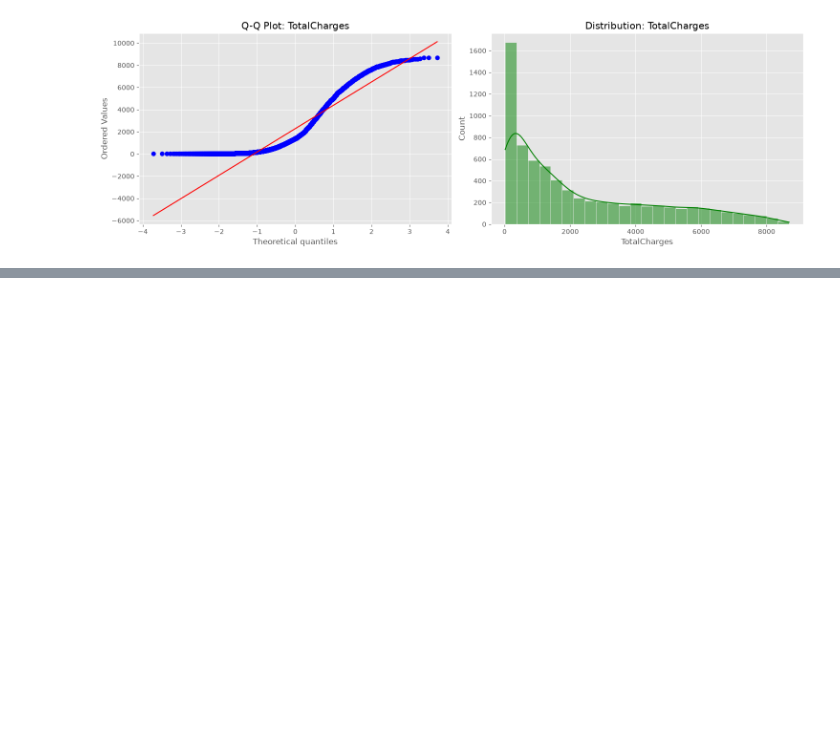
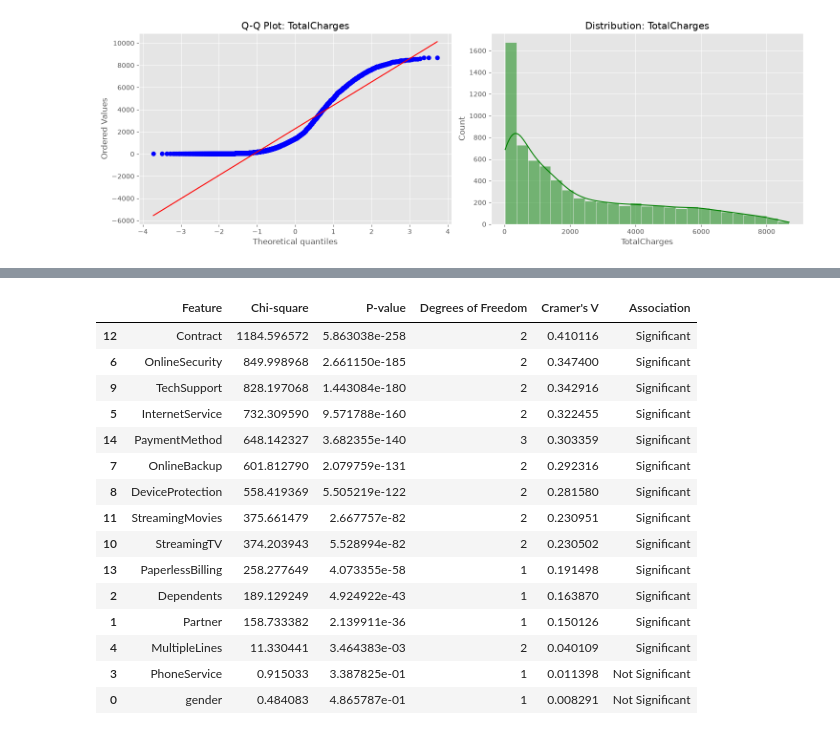
Before and after one commit to braabarkat2004-boop/ML_project, a Jupyter notebook: notebooks/EDA.ipynb, the cells around one changed output, grey strips where cells are left out. Saved outputs shown, nothing was run; the diff lists cells and outputs as text; code cells hidden in the pictures; blank space fills up the shorter version.

```diff
--- a/notebooks/EDA.ipynb
+++ b/notebooks/EDA.ipynb
@@ -267,0 +291,43 @@ Evidence against normality (reject H0)
+# %%
+
+from scipy.stats import chi2_contingency
+def calc_corr_of_categorical(data,col,target="Churn"):
+    table = pd.crosstab(data[col], data[target])
+    chi2_stat, p_value, dof, _ = chi2_contingency(table)
+
+    n = table.values.sum()
+    r = table.shape[0]
+    c = table.shape[1]
+
+    cramers_v = np.sqrt(chi2_stat / (n * min(r-1, c-1)))
+
+    return {
+        "Feature": col,
+        "Chi-square": chi2_stat,
+        "P-value": p_value,
+        "Degrees of Freedom": dof,
+        "Cramer's V": cramers_v,
+        "Association": "Significant" if p_value < 0.05 else "Not Significant"
+    }
+categorical_cols = df.select_dtypes(include=["object", "category"]).columns.drop("Churn", errors="ignore")
+results1 = pd.DataFrame(
+    [calc_corr_of_categorical(df, col) for col in categorical_cols]
+).sort_values(by="Cramer's V",ascending=False)
+results1
+# %% [output]
+|  | Feature | Chi-square | P-value | Degrees of Freedom | Cramer's V | Association |
+| 12 | Contract | 1184.596572 | 5.863038e-258 | 2 | 0.410116 | Significant |
+| 6 | OnlineSecurity | 849.998968 | 2.661150e-185 | 2 | 0.347400 | Significant |
+| 9 | TechSupport | 828.197068 | 1.443084e-180 | 2 | 0.342916 | Significant |
+| 5 | InternetService | 732.309590 | 9.571788e-160 | 2 | 0.322455 | Significant |
+| 14 | PaymentMethod | 648.142327 | 3.682355e-140 | 3 | 0.303359 | Significant |
+| 7 | OnlineBackup | 601.812790 | 2.079759e-131 | 2 | 0.292316 | Significant |
+| 8 | DeviceProtection | 558.419369 | 5.505219e-122 | 2 | 0.281580 | Significant |
+| 11 | StreamingMovies | 375.661479 | 2.667757e-82 | 2 | 0.230951 | Significant |
+| 10 | StreamingTV | 374.203943 | 5.528994e-82 | 2 | 0.230502 | Significant |
+| 13 | PaperlessBilling | 258.277649 | 4.073355e-58 | 1 | 0.191498 | Significant |
+| 2 | Dependents | 189.129249 | 4.924922e-43 | 1 | 0.163870 | Significant |
+| 1 | Partner | 158.733382 | 2.139911e-36 | 1 | 0.150126 | Significant |
+| 4 | MultipleLines | 11.330441 | 3.464383e-03 | 2 | 0.040109 | Significant |
+| 3 | PhoneService | 0.915033 | 3.387825e-01 | 1 | 0.011398 | Not Significant |
+| 0 | gender | 0.484083 | 4.865787e-01 | 1 | 0.008291 | Not Significant |
```
Also changed, not shown: parts of 6 cells of this notebook.
